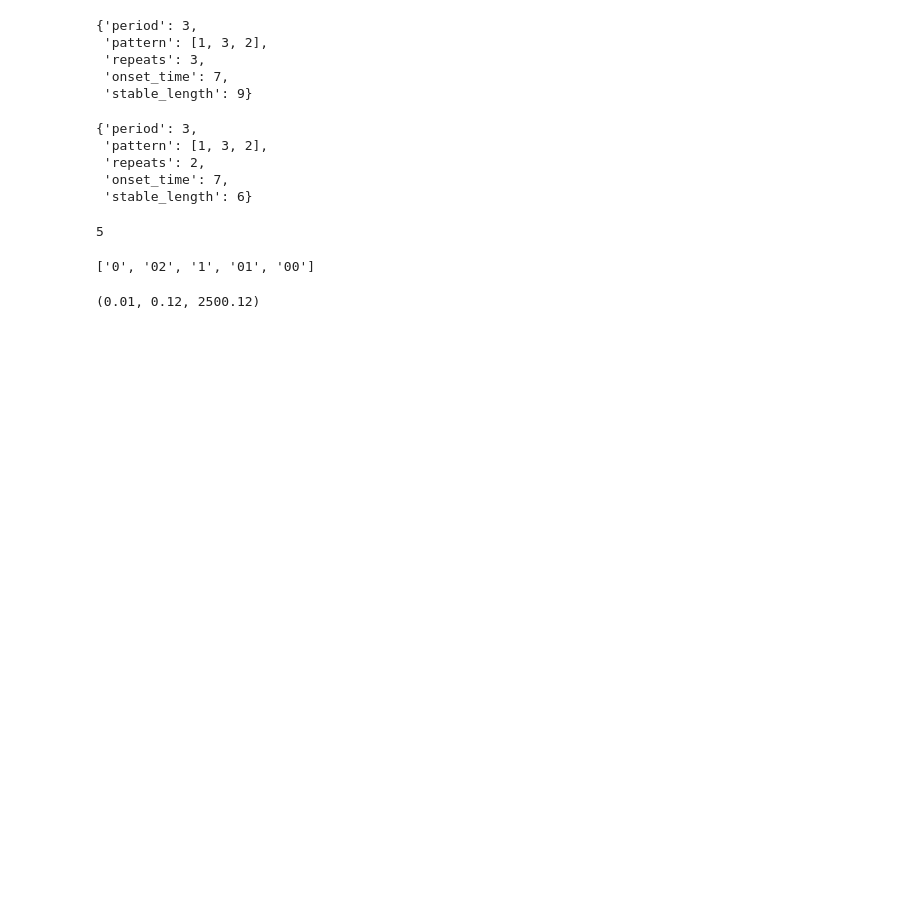
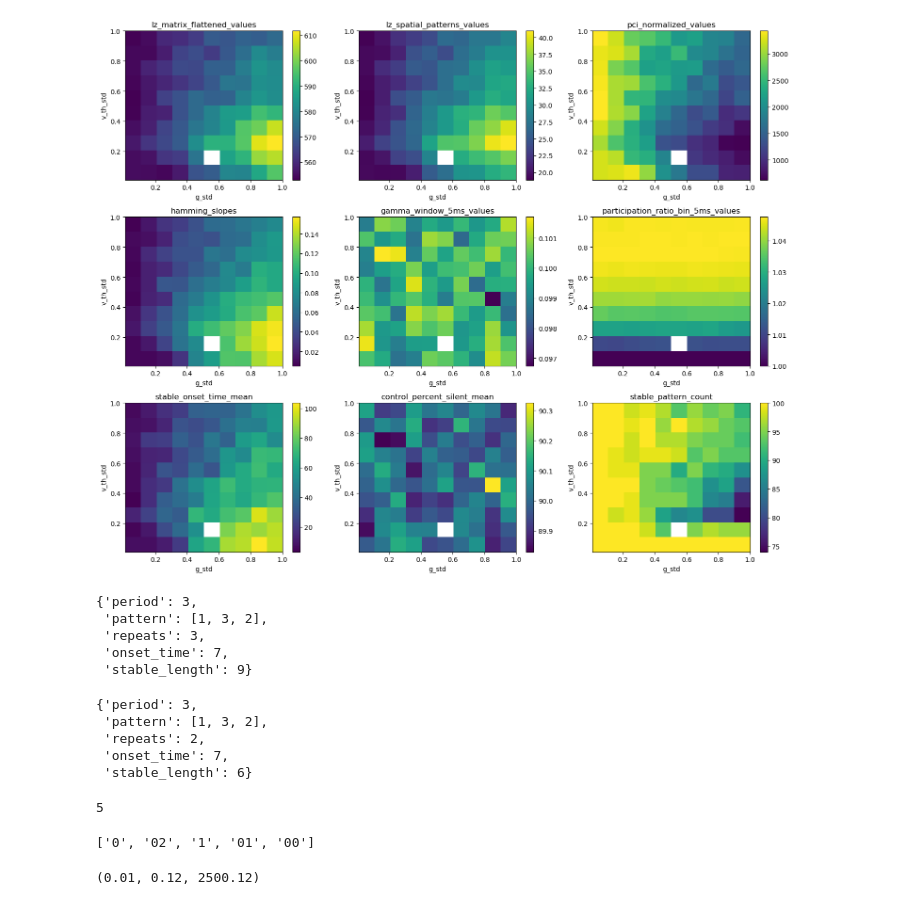
Before and after one commit to fraziphy/spiking-rnn-heterogeneity, a Jupyter notebook: plot2.ipynb, the cells around one changed output. Drawn from its saved outputs; the diff is of its cells as text; code cells hidden in the pictures; blank space fills up the shorter version.

```diff
--- a/plot2.ipynb
+++ b/plot2.ipynb
@@ -1,5 +1,5 @@
 # %%
 import pickle
 
-with open('results/data/chaos_relaxed_health_session_1.pkl', 'rb') as file:
+with open('results/data/chaos_enhanced_session_1_dynamic.pkl', 'rb') as file:
     data = pickle.load(file)
@@ -8,3 +28,55 @@ FileNotFoundError: [Errno 2] No such file or directory: 'results/data/chaos_rela
+# %%
+import pickle
+import numpy as np
+import matplotlib.pyplot as plt
+
+# Load your data
+with open('results/data/chaos_enhanced_session_1_dynamic.pkl', 'rb') as file:
+    data = pickle.load(file)
+
+# Specify static_input_rate, e.g.:
+static_input_rate = 1000.0  # <<==== CHANGE TO YOUR DESIRED VALUE
+
+# Extract grid arrays
+v_th_stds = sorted(set(entry['v_th_std'] for entry in data if entry['static_input_rate'] == static_input_rate))
+g_stds = sorted(set(entry['g_std'] for entry in data if entry['static_input_rate'] == static_input_rate))
+
+# Prepare heatmap arrays for each metric
+def prepare_heatmap(key):
+    arr = np.full((len(v_th_stds), len(g_stds)), np.nan)
+    for entry in data:
+        if entry['static_input_rate'] == static_input_rate:
+            i = v_th_stds.index(entry['v_th_std'])
+            j = g_stds.index(entry['g_std'])
+            arr[i, j] = np.array(entry.get(key, np.nan)).mean()
+    return arr
+
+heatmap_keys = [
+    ['lz_matrix_flattened_values', 'lz_spatial_patterns_values', 'pci_normalized_values'],
+    ['hamming_slopes', 'gamma_window_5ms_values', 'participation_ratio_bin_5ms_values'],
+    ['stable_onset_time_mean', 'control_percent_silent_mean', 'stable_pattern_count']
+]
+
+titles = [
+    ['lz_matrix_flattened_values', 'lz_spatial_patterns_values', 'pci_normalized_values'],
+    ['hamming_slopes', 'gamma_window_5ms_values', 'participation_ratio_bin_5ms_values'],
+    ['stable_onset_time_mean', 'control_percent_silent_mean', 'stable_pattern_count']
+]
+
+fig, axs = plt.subplots(3, 3, figsize=(15, 12))
+for row in range(3):
+    for col in range(3):
+        arr = prepare_heatmap(heatmap_keys[row][col])
+        im = axs[row, col].imshow(arr, origin='lower', aspect='auto', cmap='viridis',
+                                  extent=[min(g_stds), max(g_stds), min(v_th_stds), max(v_th_stds)])
+        axs[row, col].set_title(titles[row][col])
+        axs[row, col].set_xlabel('g_std')
+        axs[row, col].set_ylabel('v_th_std')
+        fig.colorbar(im, ax=axs[row, col])
+plt.tight_layout()
+plt.show()
+# %% [output]
+[figure, added]
 # %%
 import numpy as np
 def lempel_ziv_complexity(temporal_sequence: np.ndarray) -> int:
```
Also changed, not shown: parts of 4 cells of this notebook, 1 other file.
